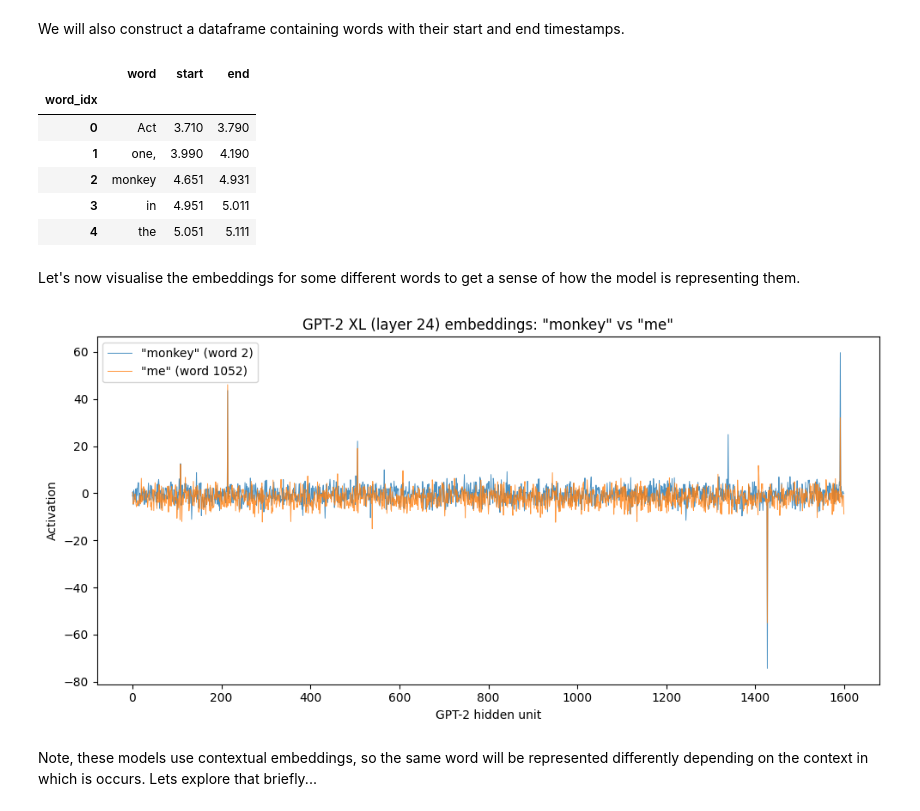
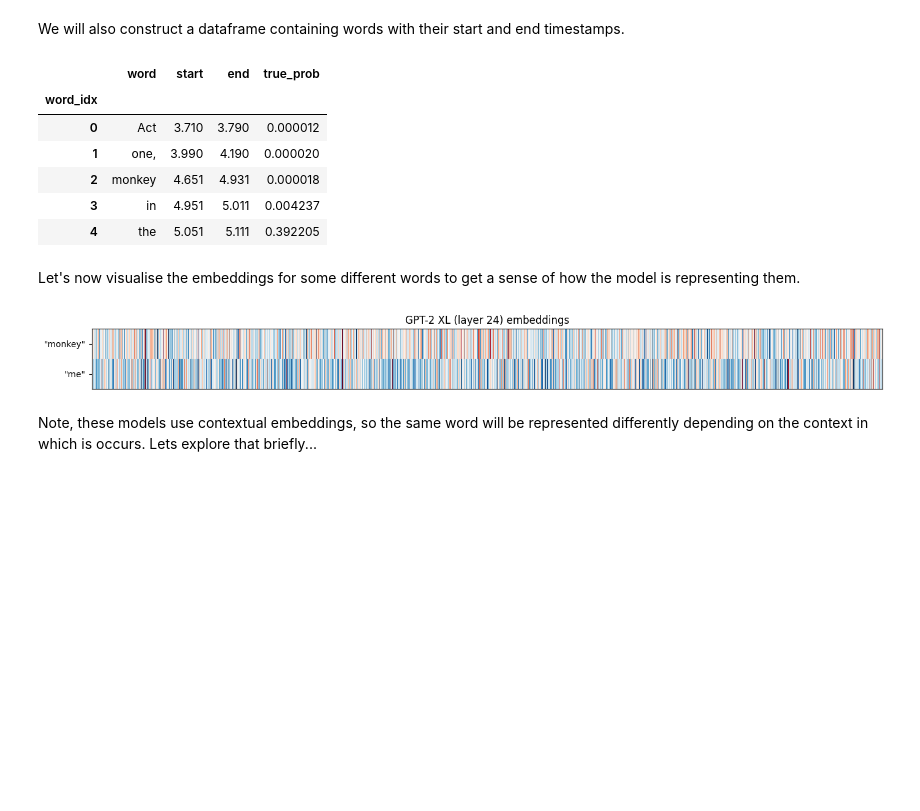
Before and after one commit to bootstrapbill/encoding_model_tutorial, a Jupyter notebook: notebooks/encoding_tutorial.ipynb, the cells around one changed output. Cells and saved outputs as stored; diff of their text form; code cells hidden in the pictures; blank space fills up the shorter version.

```diff
--- a/notebooks/encoding_tutorial.ipynb
+++ b/notebooks/encoding_tutorial.ipynb
@@ -146,40 +137,48 @@ LLM embeddings matrix has shape: (5136, 1600)
 # %% [markdown]
 We will also construct a dataframe containing words with their start and end timestamps.
 # %%
-df_word = df_contextual.groupby("word_idx").agg(dict(word="first", start="first", end="last"))
+df_word = df_contextual.groupby("word_idx").agg(dict(word="first", start="first", end="last", true_prob="prod"))
 df_word.head()
 # %% [output]
-|  | word | start | end |
-| word_idx |  |  |  |
-| 0 | Act | 3.710 | 3.790 |
-| 1 | one, | 3.990 | 4.190 |
-| 2 | monkey | 4.651 | 4.931 |
-| 3 | in | 4.951 | 5.011 |
-| 4 | the | 5.051 | 5.111 |
+|  | word | start | end | true_prob |
+| word_idx |  |  |  |  |
+| 0 | Act | 3.710 | 3.790 | 0.000012 |
+| 1 | one, | 3.990 | 4.190 | 0.000020 |
+| 2 | monkey | 4.651 | 4.931 | 0.000018 |
+| 3 | in | 4.951 | 5.011 | 0.004237 |
+| 4 | the | 5.051 | 5.111 | 0.392205 |
 # %% [markdown]
 Let's now visualise the embeddings for some different words to get a sense of how the model is representing them.
 # %%
 
 # Pick two words to compare (try changing these!)
 word1, word2 = "monkey", "me"
 
 # Build a word-level lookup: one embedding per word occurrence
 words = df_contextual.groupby("word_idx").first()["word"].values
 
 # Find the first occurrence of each word
 idx1 = np.where(words == word1)[0][0]
 idx2 = np.where(words == word2)[0][0]
 
-fig, ax = plt.subplots(figsize=(10, 5))
-ax.plot(aligned_embeddings[idx1], label=f'"{word1}" (word {idx1})', alpha=0.8, linewidth=0.7)
-ax.plot(aligned_embeddings[idx2], label=f'"{word2}" (word {idx2})', alpha=0.8, linewidth=0.7)
-ax.set_xlabel("GPT-2 hidden unit")
-ax.set_ylabel("Activation")
-ax.set_title(f"GPT-2 XL (layer {layer}) embeddings: \"{word1}\" vs \"{word2}\"")
-ax.legend()
+emb1 = aligned_embeddings[idx1]
+emb2 = aligned_embeddings[idx2]
+
+# Stack into a 2×D matrix for imshow
+matrix = np.stack([emb1, emb2])
+
+# Symmetric color limits so 0 is white
+vmax = 10 # max(abs(matrix.min()), abs(matrix.max()))
+
+fig, ax = plt.subplots(figsize=(14, 1.5))
+ax.imshow(matrix, aspect="auto", cmap="RdBu_r", vmin=-vmax, vmax=vmax, interpolation="nearest")
+ax.set_yticks([0, 1])
+ax.set_yticklabels([f'"{word1}"', f'"{word2}"'])
+ax.set_xticks([])
+ax.set_title(f"GPT-2 XL (layer {layer}) embeddings")
 plt.tight_layout()
 plt.show()
 # %% [output]
-[figure, old version]
+[figure, new version]
 # %% [markdown]
 Note, these models use contextual embeddings, so the same word will be represented differently depending on the context in which is occurs. Lets explore that briefly...
```
Also changed, not shown: parts of 10 cells of this notebook.
